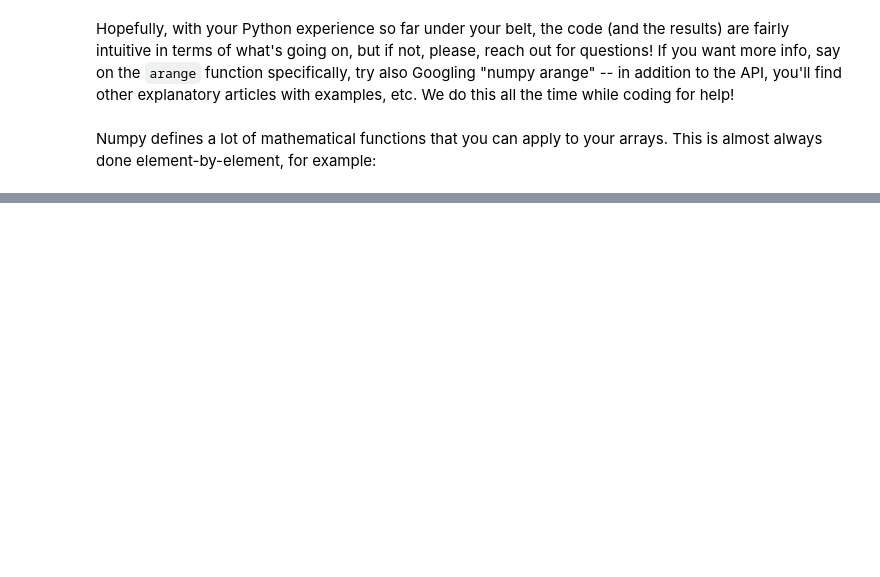
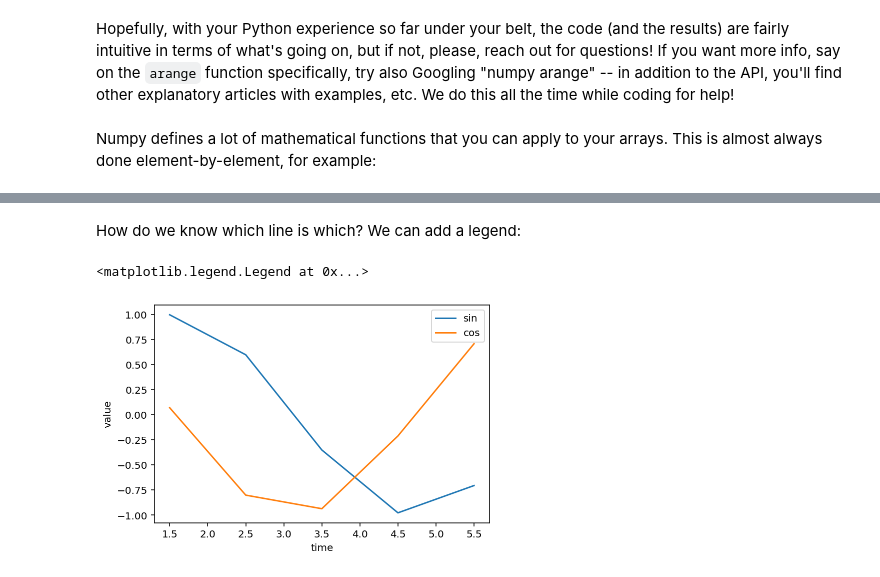
Before and after one commit to ttesileanu/nsbp-summer-2022, a Jupyter notebook: python_intro.ipynb, the cells around one changed output, grey strips where cells are left out. Cells and saved outputs as stored; diff of their text form; code cells hidden in the pictures; blank space fills up the shorter version.

```diff
--- a/python_intro.ipynb
+++ b/python_intro.ipynb
@@ -896,0 +916,11 @@ And never forget: reach out to us with any question; we are here for you to lear
+# %% [markdown]
+How do we know which line is which? We can add a legend:
+# %%
+plt.plot(last_arr, sin_arr, label="sin")
+plt.plot(last_arr, cos_arr, label="cos")
+plt.xlabel("time")
+plt.ylabel("value")
+plt.legend()
+# %% [output]
+<matplotlib.legend.Legend at 0x...>
+[figure, added]
```
Also changed, not shown: parts of 13 cells of this notebook.
